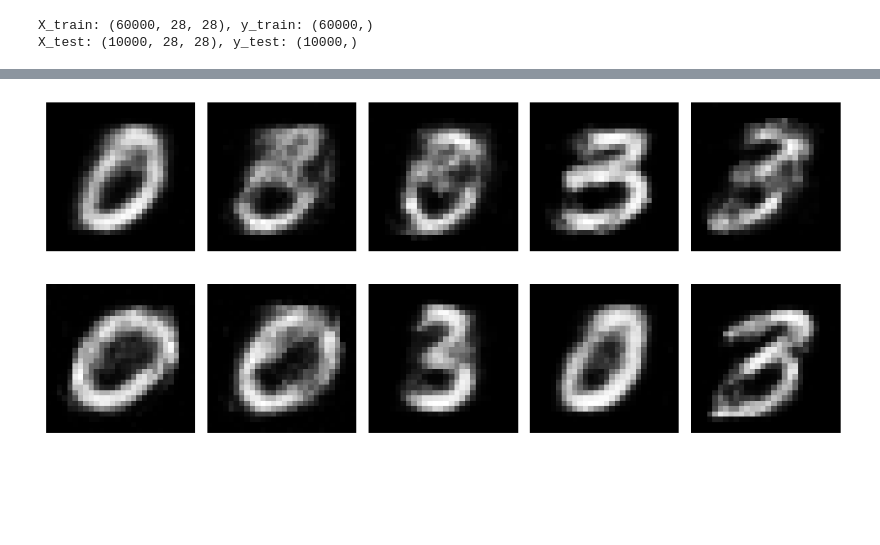
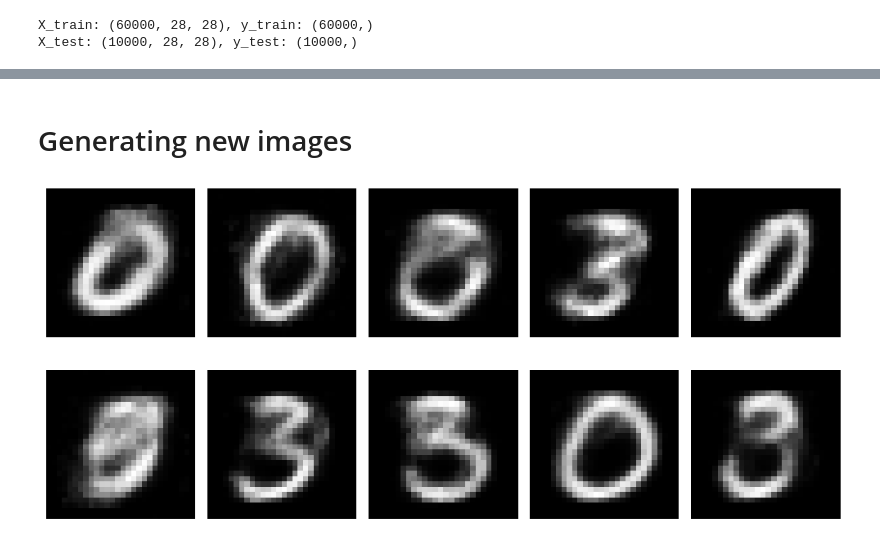
Before and after one commit to glovric/DLFS, a Jupyter notebook: notebooks/VAE.ipynb, the cells around one changed output, grey strips where cells are left out. Saved outputs shown, nothing was run; the diff lists cells and outputs as text; code cells hidden in the pictures; blank space fills up the shorter version.

```diff
--- a/notebooks/VAE.ipynb
+++ b/notebooks/VAE.ipynb
@@ -429,11 +495,11 @@ def select_specific_labels(x, y, labels: list, limit):
 # %% [markdown]
 # Load data
 # %%
-path_train_data = "data/mnist/train-images.idx3-ubyte"
-path_train_labels = "data/mnist/train-labels.idx1-ubyte"
+path_train_data = "../data/mnist/train-images.idx3-ubyte"
+path_train_labels = "../data/mnist/train-labels.idx1-ubyte"
 
-path_test_data = "data/mnist/t10k-images.idx3-ubyte"
-path_test_labels = "data/mnist/t10k-labels.idx1-ubyte"
+path_test_data = "../data/mnist/t10k-images.idx3-ubyte"
+path_test_labels = "../data/mnist/t10k-labels.idx1-ubyte"
 
 X_train, y_train, X_test, y_test = load_mnist(path_train_data, path_train_labels, path_test_data, path_test_labels)
 
@@ -443,10 +509,10 @@ print(f'X_test: {X_test.shape}, y_test: {y_test.shape}')
 X_train: (60000, 28, 28), y_train: (60000,)
 X_test: (10000, 28, 28), y_test: (10000,)
 # %%
-# only fives and threes
-X_train, _ = select_specific_labels(X_train, y_train, labels=[0, 3], limit=250)
+# Selecting images of 0s and 3s
+X_train, _ = select_specific_labels(X_train, y_train, labels=[0, 3], limit=500)
 X_train = preprocess_whole_mnist(X_train)
 
 X_train = X_train.reshape(-1, 28*28)
-print(X_train.shape)
+print(f'X_train: {X_train.shape}')
 # %% [output]
@@ -497,5 +571,5 @@ model = VAE(encoder=enc,
             loss_function = loss_fn,
             optimizer=optimizer)
 
-model.train(X_train, epochs=epochs, batch_size=batch_size, print_every=300, kl_warmup_steps=500)
+model.train(X_train, epochs=epochs, batch_size=batch_size, print_every=600, kl_warmup_steps=900)
 # %% [output]
@@ -520,23 +591,24 @@ plt.show()
+# %% [markdown]
+# Generating new images
 # %%
-# Number of images to generate
-n = 10  # You can change this to however many images you want
+num_img = 10
 
-# Initialize the plot grid (for example, a 2x5 grid if n=10)
-fig, axes = plt.subplots(2, 5, figsize=(10, 5))  # 2 rows, 5 columns for n=10
-axes = axes.flatten()  # Flatten axes for easy indexing
+fig, axes = plt.subplots(2, 5, figsize=(10, 5))
+axes = axes.flatten()
 
-Z = np.random.randn(n, latent_dim)
+# Sample from random normal
+Z = np.random.randn(num_img, latent_dim)
+
+# Pass through decoder to reconstruct
 model.decoder.forward(Z)
 
 # Generate and plot n images
-for i in range(n):
+for i in range(num_img):
     img = model.decoder.output[i].reshape(28, 28)  # Reshape the output to 28x28 image
-    # Plot the generated image
     axes[i].imshow(img, cmap='gray')
-    axes[i].axis('off')  # Turn off axis for each subplot
+    axes[i].axis('off')
 
-# Show the plot
 plt.tight_layout()
 plt.show()
 # %% [output]
-[figure, old version]
+[figure, new version]
```
Also changed, not shown: parts of 10 cells of this notebook, 3 other files.
